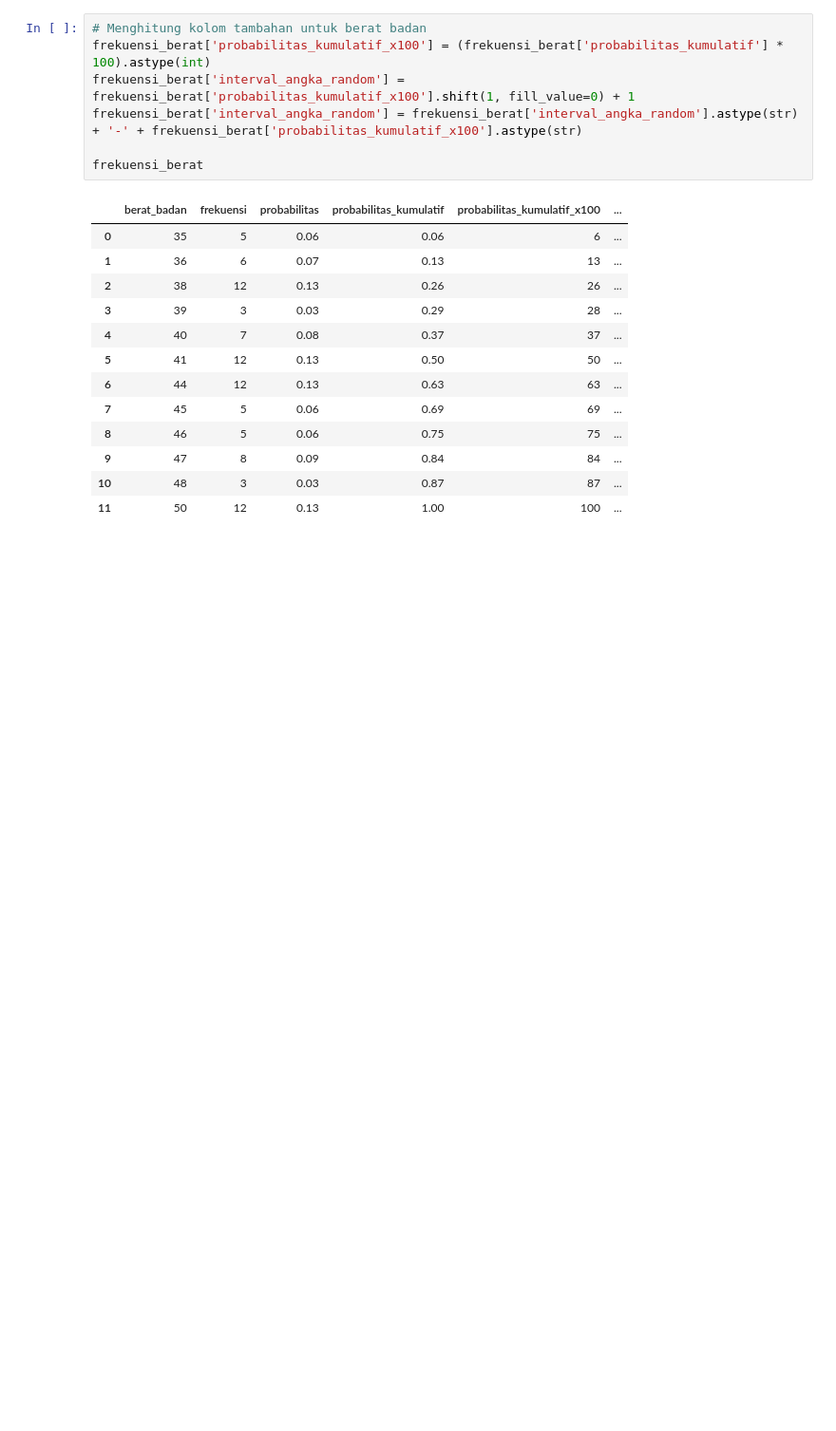
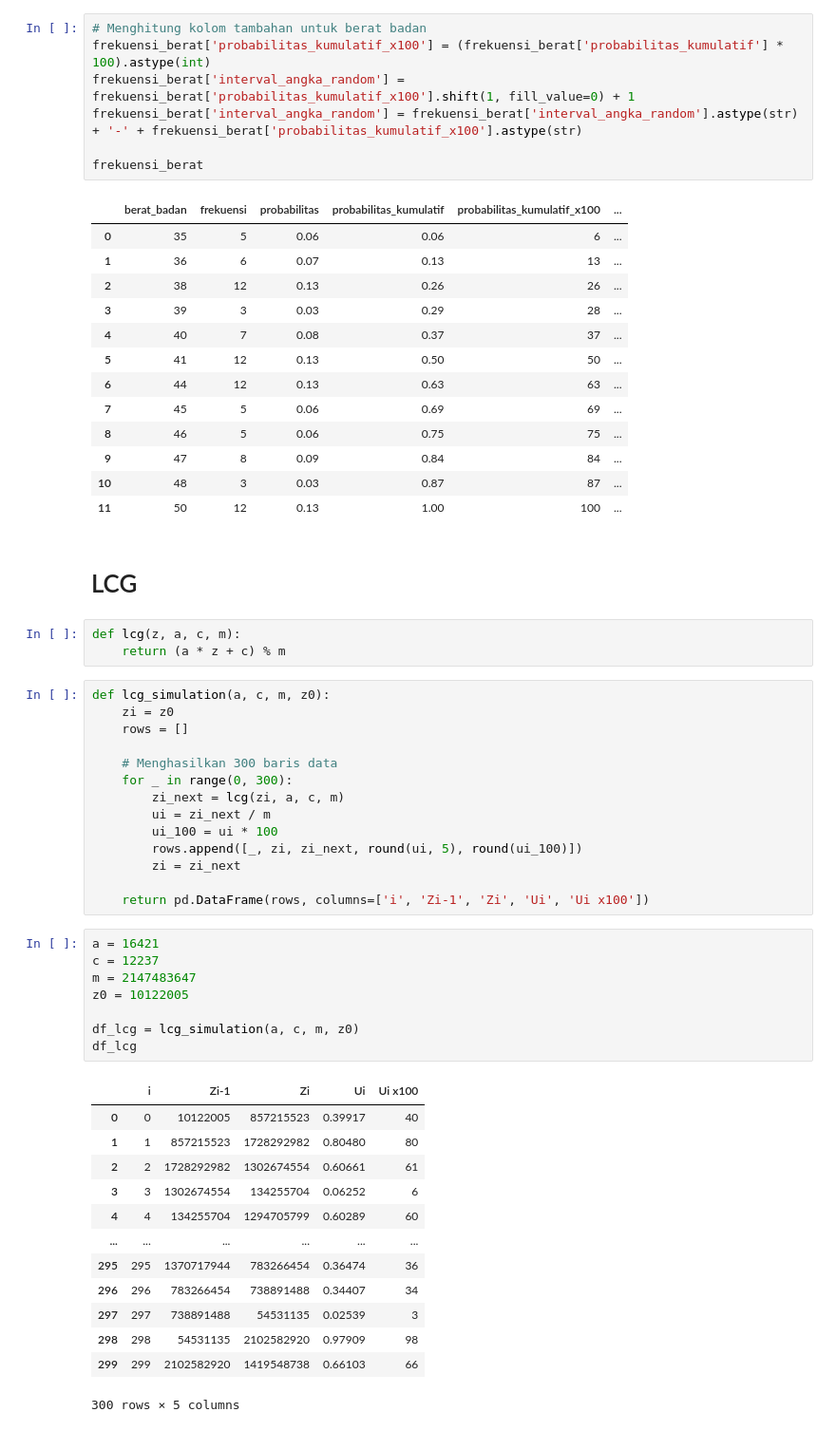
Before and after one commit to ZulfiFazhar/BMI-MonteCarlo-Simulation, a Jupyter notebook: testing-simulasi.ipynb, the cells around one changed output. Shown at 95% size. Drawn from its saved outputs; the diff is of its cells as text; blank space fills up the shorter version.

```diff
--- a/testing-simulasi.ipynb
+++ b/testing-simulasi.ipynb
@@ -201,3 +201,44 @@ frekuensi_berat
 | 9 | 47 | 8 | 0.09 | 0.84 | 84 | ... |
 | 10 | 48 | 3 | 0.03 | 0.87 | 87 | ... |
 | 11 | 50 | 12 | 0.13 | 1.00 | 100 | ... |
+# %% [markdown]
+# LCG
+# %%
+def lcg(z, a, c, m):
+    return (a * z + c) % m
+# %%
+def lcg_simulation(a, c, m, z0):
+    zi = z0
+    rows = []
+
+    # Menghasilkan 300 baris data
+    for _ in range(0, 300):
+        zi_next = lcg(zi, a, c, m)
+        ui = zi_next / m
+        ui_100 = ui * 100
+        rows.append([_, zi, zi_next, round(ui, 5), round(ui_100)])
+        zi = zi_next
+
+    return pd.DataFrame(rows, columns=['i', 'Zi-1', 'Zi', 'Ui', 'Ui x100'])
+# %%
+a = 16421
+c = 12237
+m = 2147483647
+z0 = 10122005
+
+df_lcg = lcg_simulation(a, c, m, z0)
+df_lcg
+# %% [output]
+|  | i | Zi-1 | Zi | Ui | Ui x100 |
+| 0 | 0 | 10122005 | 857215523 | 0.39917 | 40 |
+| 1 | 1 | 857215523 | 1728292982 | 0.80480 | 80 |
+| 2 | 2 | 1728292982 | 1302674554 | 0.60661 | 61 |
+| 3 | 3 | 1302674554 | 134255704 | 0.06252 | 6 |
+| 4 | 4 | 134255704 | 1294705799 | 0.60289 | 60 |
+| ... | ... | ... | ... | ... | ... |
+| 295 | 295 | 1370717944 | 783266454 | 0.36474 | 36 |
+| 296 | 296 | 783266454 | 738891488 | 0.34407 | 34 |
+| 297 | 297 | 738891488 | 54531135 | 0.02539 | 3 |
+| 298 | 298 | 54531135 | 2102582920 | 0.97909 | 98 |
+| 299 | 299 | 2102582920 | 1419548738 | 0.66103 | 66 |
+300 rows × 5 columns
```
Also changed, not shown: parts of 5 cells of this notebook.
